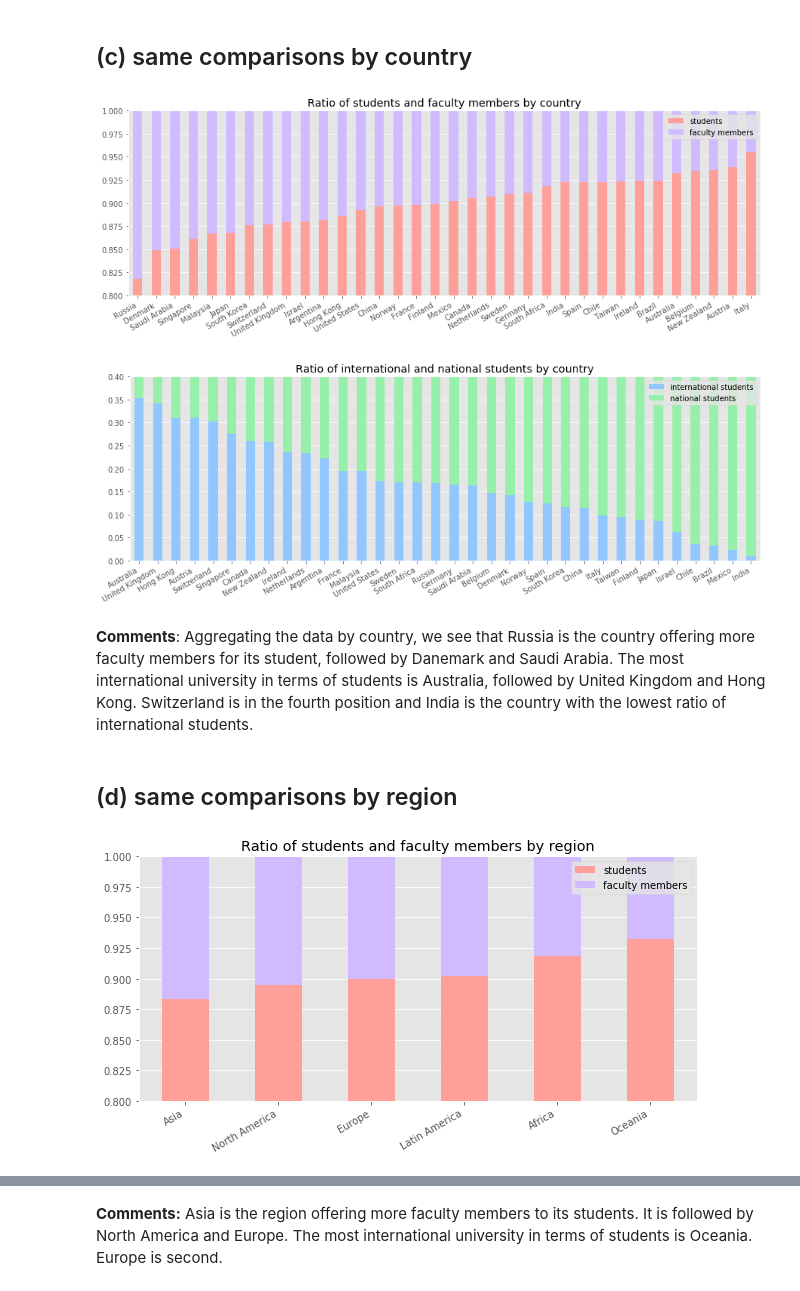
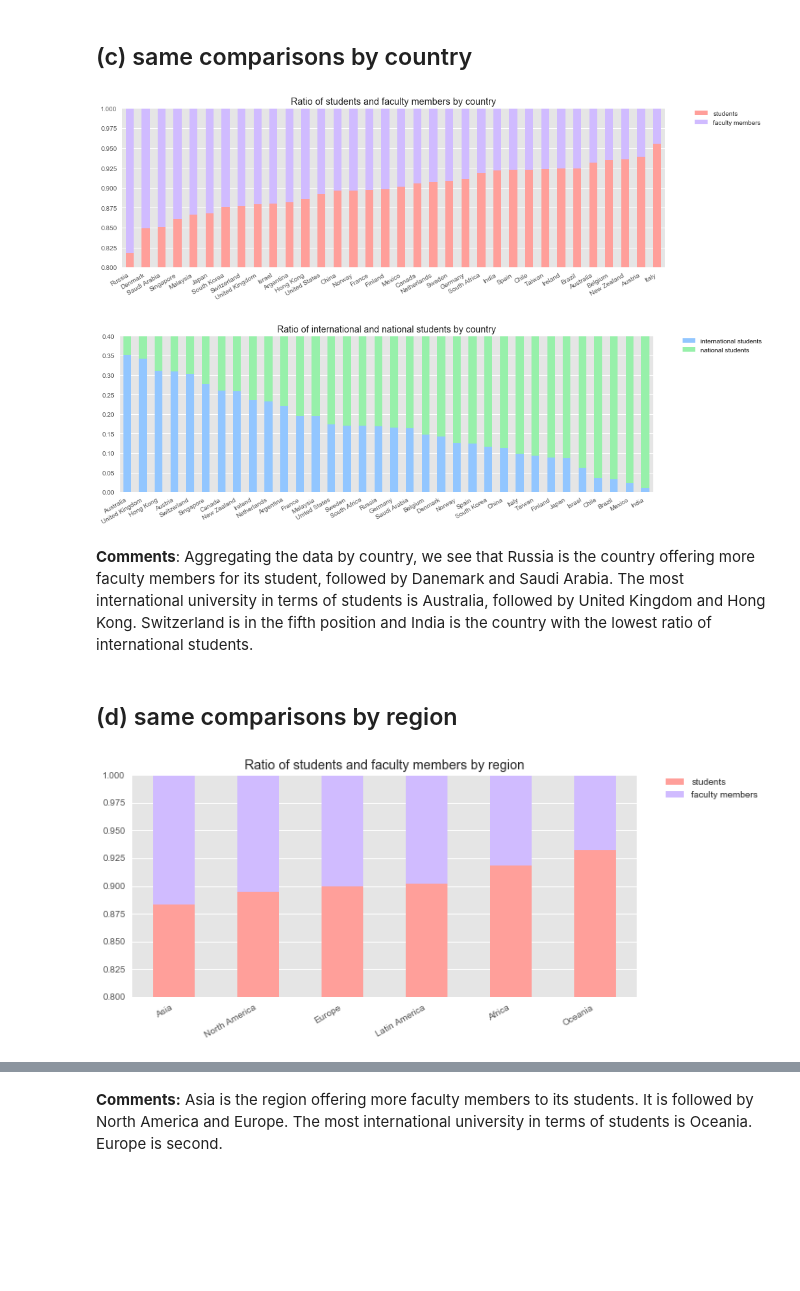
Before and after one commit to Timonzimm/CS-401, a Jupyter notebook: HW02/Homework 2.ipynb, the cells around one changed output, grey strips where cells are left out. Drawn from its saved outputs; the diff is of its cells as text; code cells hidden in the pictures; blank space fills up the shorter version.

```diff
--- a/HW02/Homework 2.ipynb
+++ b/HW02/Homework 2.ipynb
@@ -194,17 +194,17 @@ plt.show()
 # %%
 ratio_country_sf = top_universities.groupby(['location'])['students_total', 'faculty_total'].sum()
 ratio_country_sf_normed = ratio_country_sf.div(ratio_country_sf.sum(1), axis=0).sort_values(by='faculty_total', ascending=False)
 ratio_country_sf_normed.index.name = None
 
 fig, axes = plt.subplots(1, 1, figsize=(15, 5))
 ratio_country_sf_normed.plot.bar(stacked=True, color=colors_1, ax=axes)
 axes.set_title('Ratio of students and faculty members by country')
-axes.legend(labels=['students', 'faculty members'])
+axes.legend(labels=['students', 'faculty members'], bbox_to_anchor=(1.05, 1), loc=2, borderaxespad=0.)
 axes.set_ylim([0.8,1])
 fig.autofmt_xdate()
 plt.show()
 # %% [output]
-[figure, old version]
+[figure, new version]
 # %%
 ratio_country_s = top_universities.groupby(['location'])['students_international', 'students_national'].sum()
 ratio_country_s_normed = ratio_country_s.div(ratio_country_s.sum(1), axis=0).sort_values(by='students_international', ascending=False)
@@ -213,14 +213,14 @@ ratio_country_s_normed.index.name = None
 fig, axes = plt.subplots(1, 1, figsize=(15, 5))
 ratio_country_s_normed.plot.bar(stacked=True, color=colors_2, ax=axes)
 axes.set_title('Ratio of international and national students by country')
-axes.legend(labels=['international students', 'national students'])
+axes.legend(labels=['international students', 'national students'], bbox_to_anchor=(1.05, 1), loc=2, borderaxespad=0.)
 axes.set_ylim([0, 0.4])
 fig.autofmt_xdate()
 plt.show()
 # %% [output]
-[figure, old version]
+[figure, new version]
 # %% [markdown]
-**Comments**: Aggregating the data by country, we see that Russia is the country offering more faculty members for its student, followed by Danemark and Saudi Arabia. The most international university in terms of students is Australia, followed by United Kingdom and Hong Kong. Switzerland is in the fourth position and India is the country with the lowest ratio of international students.
+**Comments**: Aggregating the data by country, we see that Russia is the country offering more faculty members for its student, followed by Danemark and Saudi Arabia. The most international university in terms of students is Australia, followed by United Kingdom and Hong Kong. Switzerland is in the fifth position and India is the country with the lowest ratio of international students.
 # %% [markdown]
 ## (d) same comparisons by region
 # %%
@@ -231,13 +231,13 @@ ratio_region_s_normed.index.name = None
 fig, axes = plt.subplots(1, 1, figsize=(10,5), sharey=True)
 ratio_region_s_normed.plot.bar(stacked=True, color=colors_1, ax=axes)
 axes.set_title('Ratio of students and faculty members by region')
-axes.legend(labels=['students', 'faculty members'])
+axes.legend(labels=['students', 'faculty members'], bbox_to_anchor=(1.05, 1), loc=2, borderaxespad=0.)
 axes.set_ylim([0.8,1])
 axes.yaxis.grid(True)
 fig.autofmt_xdate()
 plt.show()
 # %% [output]
-[figure, old version]
+[figure, new version]
 # %%
 ratio_region_s = top_universities.groupby(['region'])['students_international', 'students_national'].sum()
 ratio_region_s_normed = ratio_region_s.div(ratio_region_s.sum(1), axis=0).sort_values(by='students_international', ascending=False)
```
Also changed, not shown: parts of 25 cells of this notebook.
